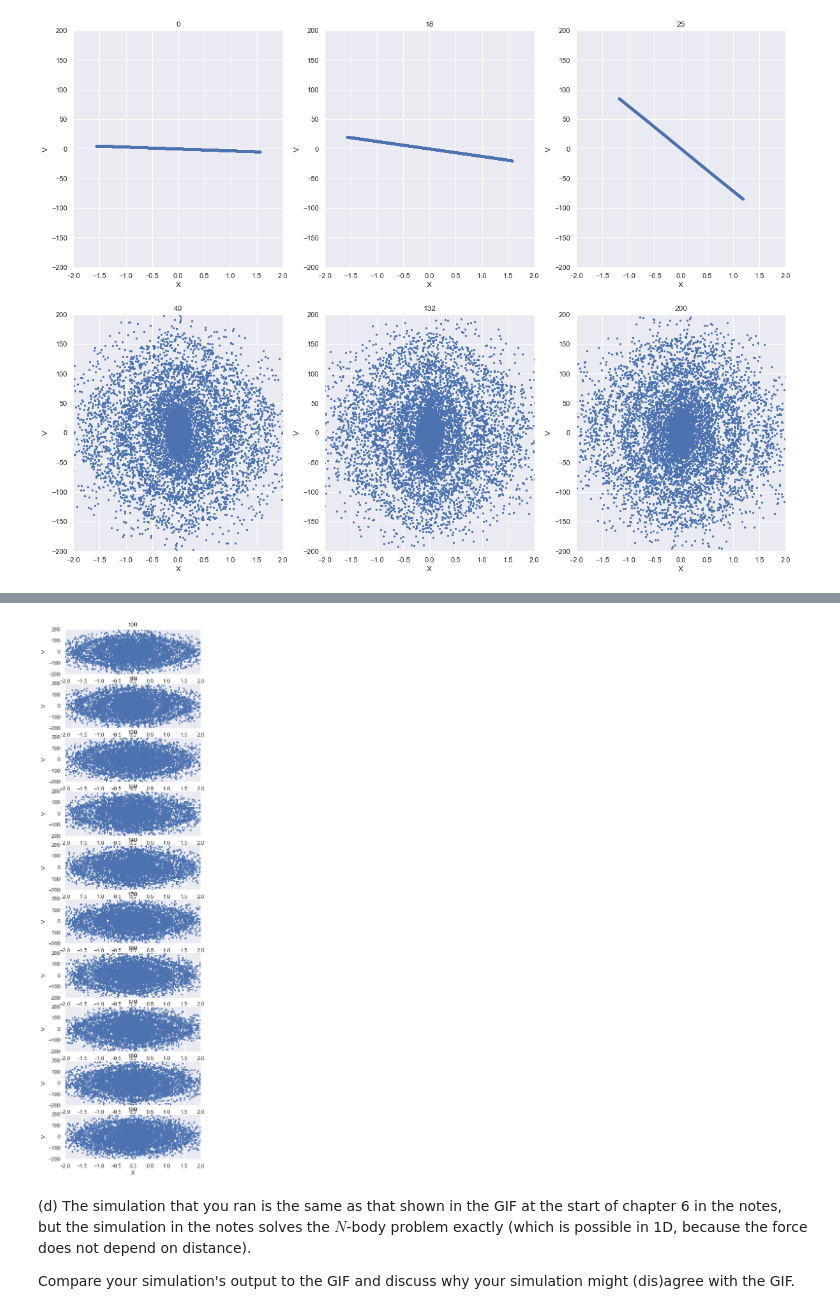
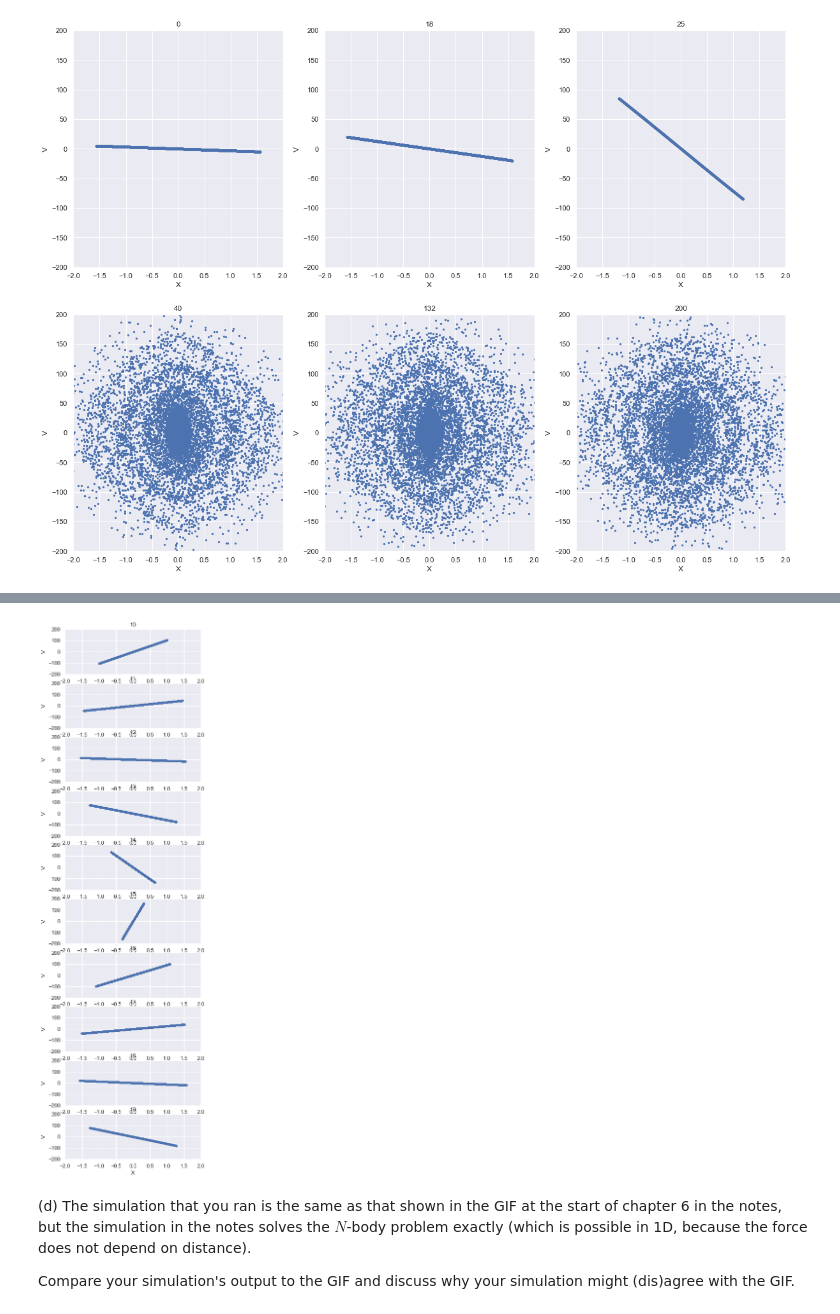
Before and after one commit to AstroLudwig/AST1420, a Jupyter notebook: Assignment3/Assignment3.ipynb, the cells around one changed output, grey strips where cells are left out. Drawn from its saved outputs; the diff is of its cells as text; code cells hidden in the pictures.

```diff
--- a/Assignment3/Assignment3.ipynb
+++ b/Assignment3/Assignment3.ipynb
@@ -291,6 +291,6 @@ As = force_per_particle_sort(xs)
 go = True
 if go:
     assignment_list = [0,18,25,40,132,200]
-    my_list = list(np.arange(0,100,10))
-    run(0,200,xs,As,my_list)
+    my_list = list(np.arange(10,35,.5))
+    run(0,36,xs,As,my_list)
 # %% [output]
@@ -331,22 +331,22 @@ for i, ax in enumerate(axes.flatten()):
 # %% [markdown]
 ![escalated](https://media2.giphy.com/media/ToMjGpjpXMFPshSYGLm/giphy.gif)
 # %%
-x = np.loadtxt('x_/x_tstart_0_tstop_200.txt')
-v = np.loadtxt('v_/v_tstart_0_tstop_200.txt')
+x = np.loadtxt('x_/x_tstart_0_tstop_31.txt')
+v = np.loadtxt('v_/v_tstart_0_tstop_31.txt')
 
-save_times = list(np.arange(100,200,10))
+save_times = my_list
 f, axes = plt.subplots(10,1,figsize=(5,20))
 
 for i, ax in enumerate(axes):
 
     ax.scatter(x[i],v[i],s=5)
     ax.set_title(save_times[i])
     ax.set_xlim(-2,2)
     ax.set_ylim(-200,200)
     ax.set_xlabel('X')
     ax.set_ylabel('V')
 # %% [output]
-[figure, old version]
+[figure, new version]
 # %% [markdown]
 (d) The simulation that you ran is the same as that shown in the GIF at the start of chapter 6 in the notes, but the simulation in the notes solves the $N$-body problem exactly (which is possible in 1D, because the force does not depend on distance).
 
```
Also changed, not shown: parts of 5 cells of this notebook.
